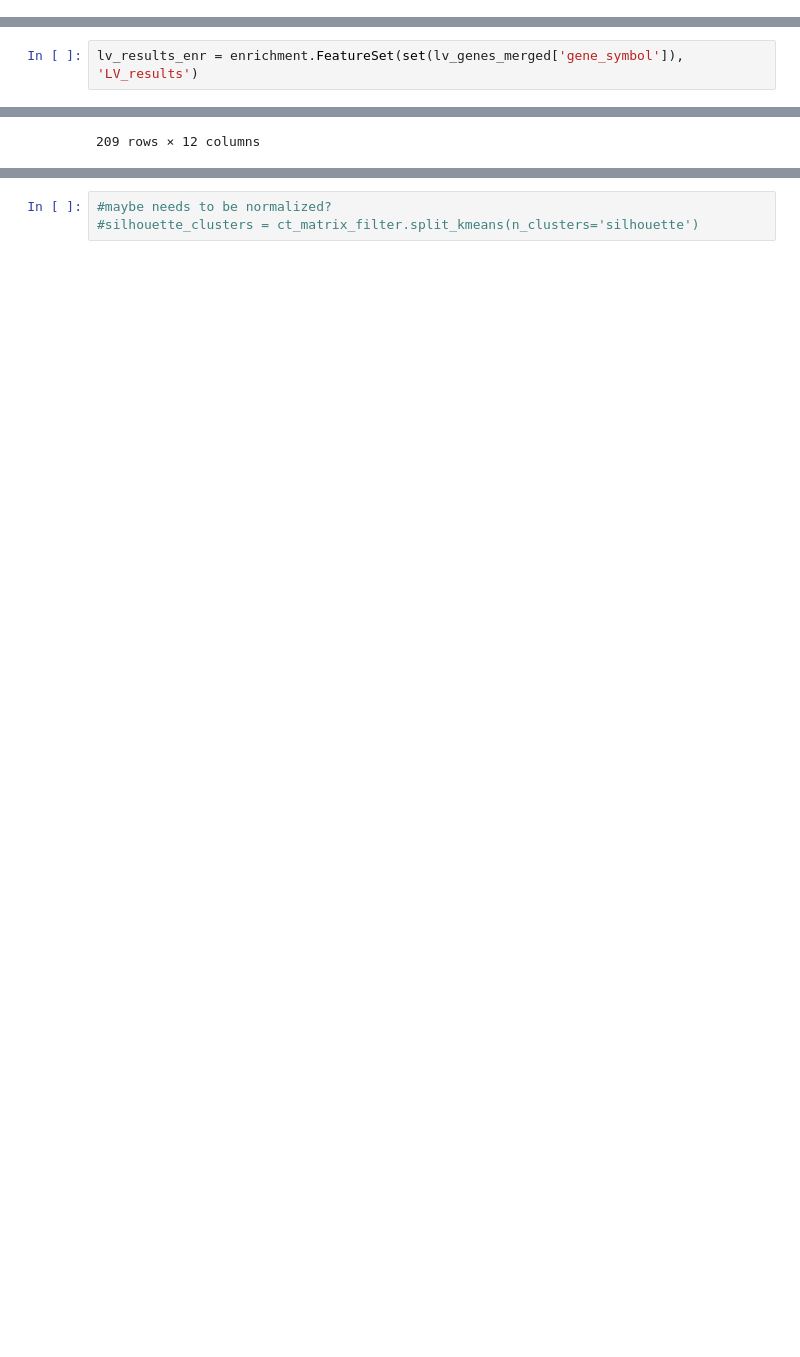
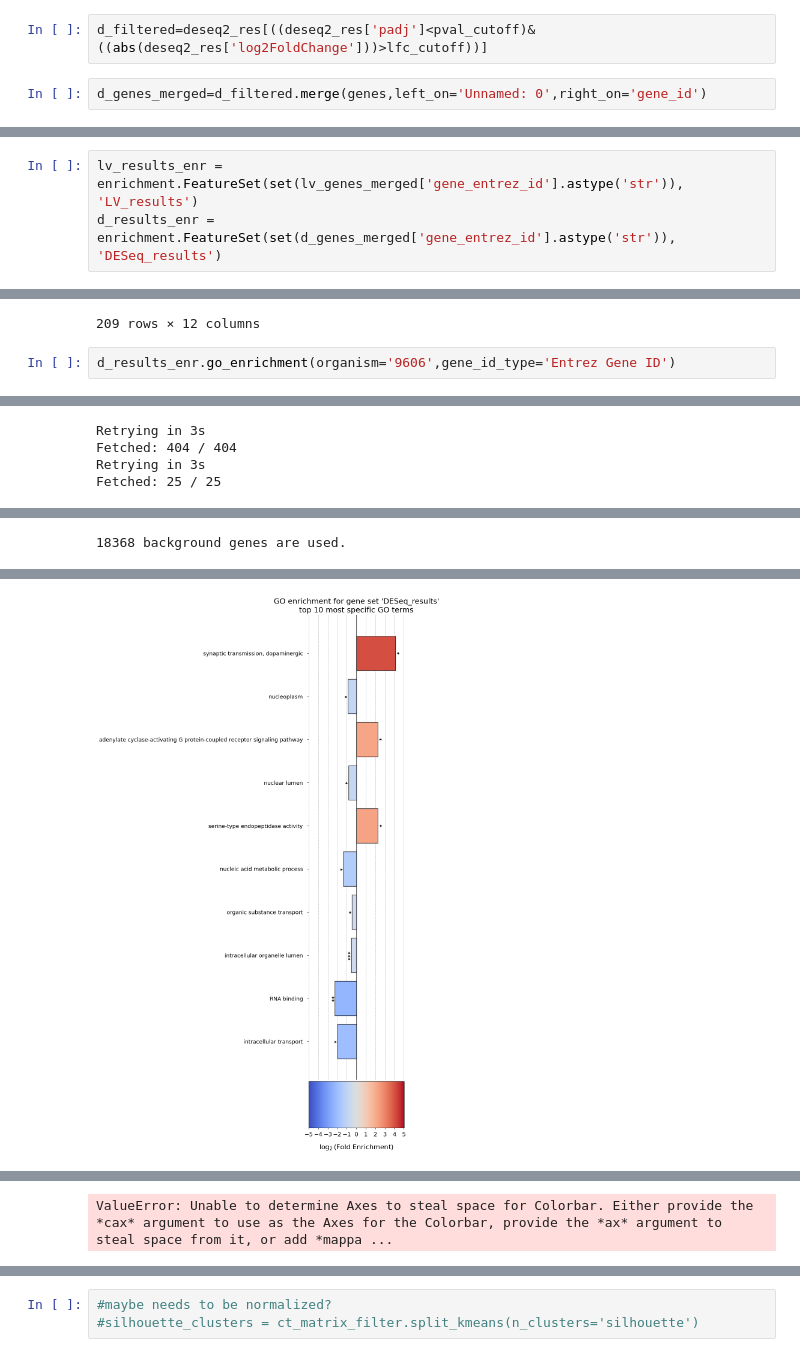
Before and after one commit to clmangham/aging_dementia_tbi, a Jupyter notebook: notebooks/RNAnalysis_CD.ipynb, the cells around one changed output, grey strips where cells are left out. Saved outputs shown, nothing was run; the diff lists cells and outputs as text; blank space fills up the shorter version.

```diff
--- a/notebooks/RNAnalysis_CD.ipynb
+++ b/notebooks/RNAnalysis_CD.ipynb
@@ -211,2 +214,6 @@ lv_filtered=lv_res[((lv_res['adj.P.Val']<pval_cutoff)&(abs(lv_res['logFC'])>lfc_
+# %%
+d_filtered=deseq2_res[((deseq2_res['padj']<pval_cutoff)&((abs(deseq2_res['log2FoldChange']))>lfc_cutoff))]
+# %%
+d_genes_merged=d_filtered.merge(genes,left_on='Unnamed: 0',right_on='gene_id')
 # %%
 lv_genes_merged=lv_filtered.merge(genes,left_on='Unnamed: 0',right_on='gene_id')
@@ -213,2 +224,3 @@ lv_genes_merged=lv_filtered.merge(genes,left_on='Unnamed: 0',right_on='gene_id')
 # %%
-lv_results_enr = enrichment.FeatureSet(set(lv_genes_merged['gene_symbol']), 'LV_results')
+lv_results_enr = enrichment.FeatureSet(set(lv_genes_merged['gene_entrez_id'].astype('str')), 'LV_results')
+d_results_enr = enrichment.FeatureSet(set(d_genes_merged['gene_entrez_id'].astype('str')), 'DESeq_results')
@@ -228,3 +244,6 @@ lv_genes_merged
 | 207 | 499307237 | -0.599434 | 7.418963 | -2.926599 | 3.635447e-03 | 1.701591e-02 | -4.776559 | 499307237 | 1 | ... |
 | 208 | 499347414 | -0.737424 | 2.611363 | -2.864617 | 4.409860e-03 | 2.005028e-02 | -4.684263 | 499347414 | 19 | ... |
 209 rows × 12 columns
+# %%
+d_results_enr.go_enrichment(organism='9606',gene_id_type='Entrez Gene ID')
+# %% [output]
@@ -230,0 +289,4 @@ lv_genes_merged
+Retrying in 3s
+Fetched: 404 / 404
+Retrying in 3s
+Fetched: 25 / 25
@@ -230,0 +296 @@ lv_genes_merged
+18368 background genes are used.
@@ -230,0 +301 @@ lv_genes_merged
+[figure, added]
@@ -230,0 +305 @@ lv_genes_merged
+ValueError: Unable to determine Axes to steal space for Colorbar. Either provide the *cax* argument to use as the Axes for the Colorbar, provide the *ax* argument to steal space from it, or add *mappa ...
```
Also changed, not shown: parts of 33 cells of this notebook, 4 other files.
